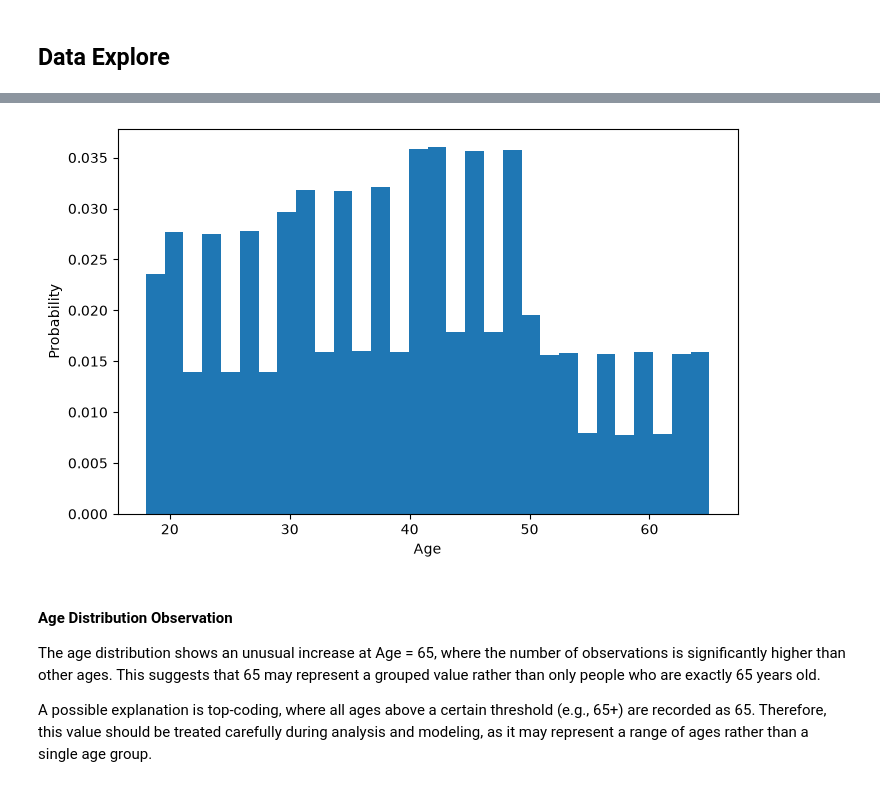
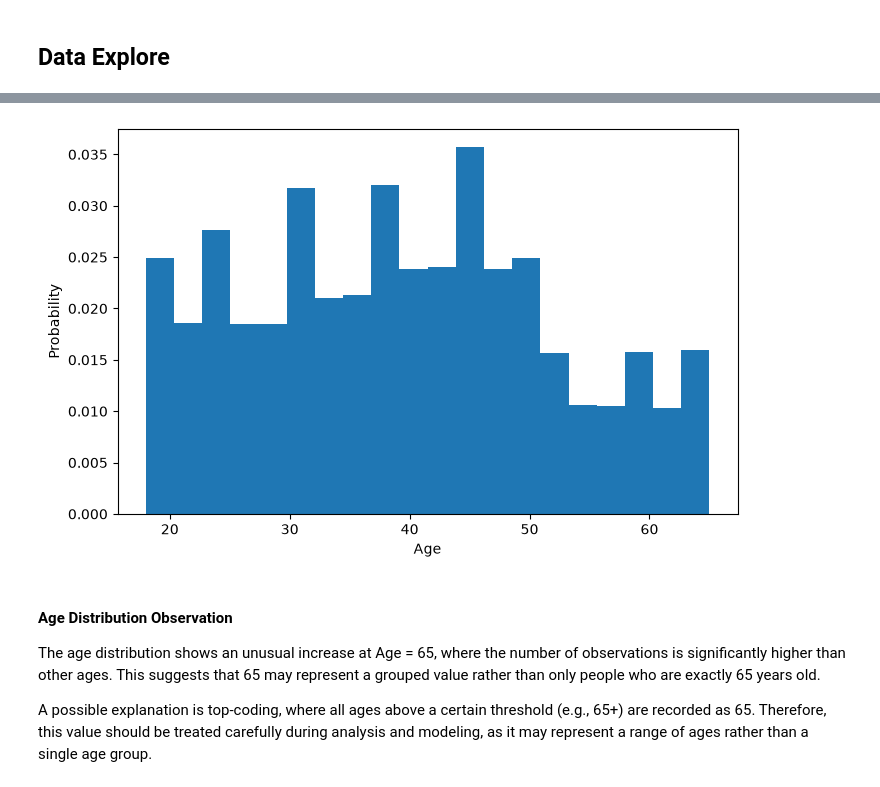
Before and after one commit to aliderakhshan381/Customer-Churn-Prediction, a Jupyter notebook: main.ipynb, the cells around one changed output, grey strips where cells are left out. Saved outputs shown, nothing was run; the diff lists cells and outputs as text; code cells hidden in the pictures.

```diff
--- a/main.ipynb
+++ b/main.ipynb
@@ -56,13 +57,13 @@ df.describe(include="all").T
 # %%
 fig , ax = plt.subplots(figsize=(8,5))
 ax.hist(
-    df['Age'], bins=30, density=True
+    df['Age'], bins=20, density=True
 )
 ax.set_xlabel('Age')
 ax.set_ylabel('Probability')
 plt.show()
 # %% [output]
-[figure, old version]
+[figure, new version]
 # %% [markdown]
 #### <b> Age Distribution Observation </b>
 
```
Also changed, not shown: parts of 16 cells of this notebook.
